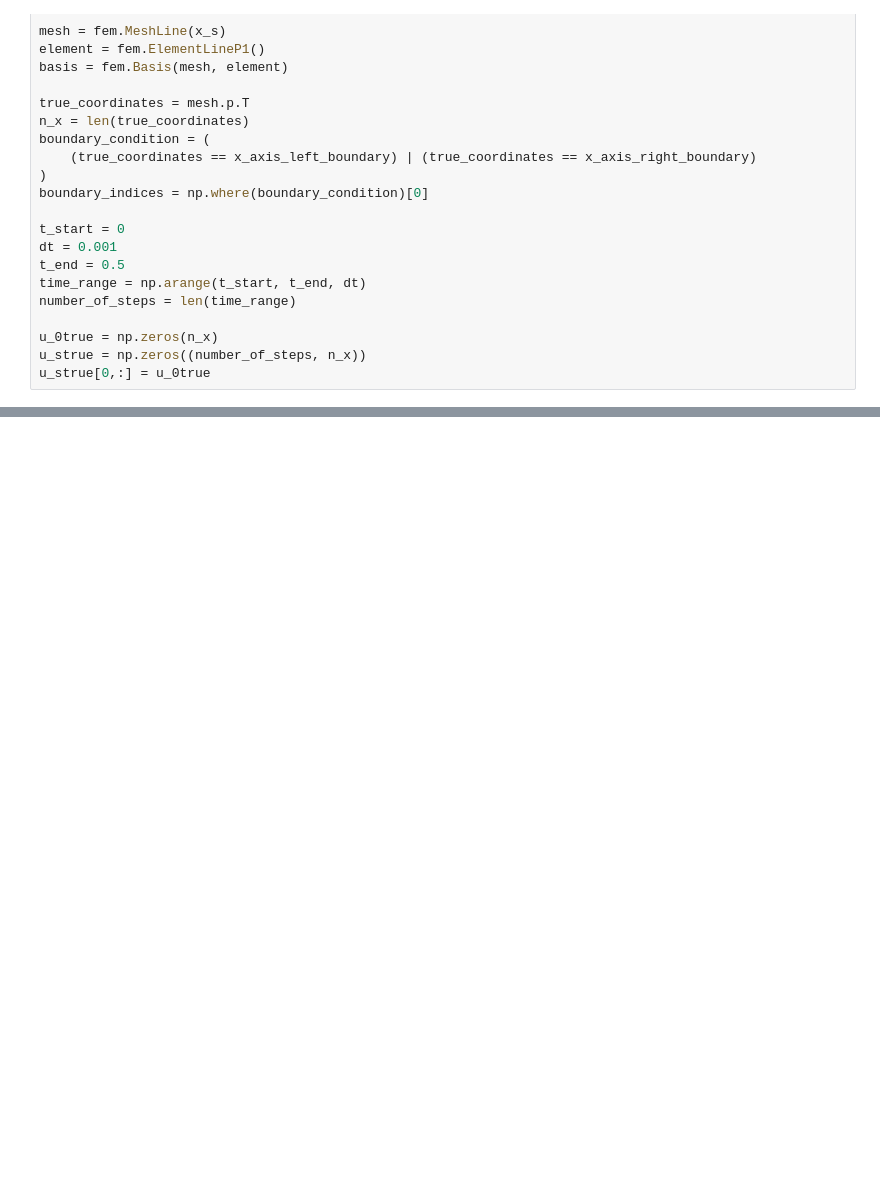
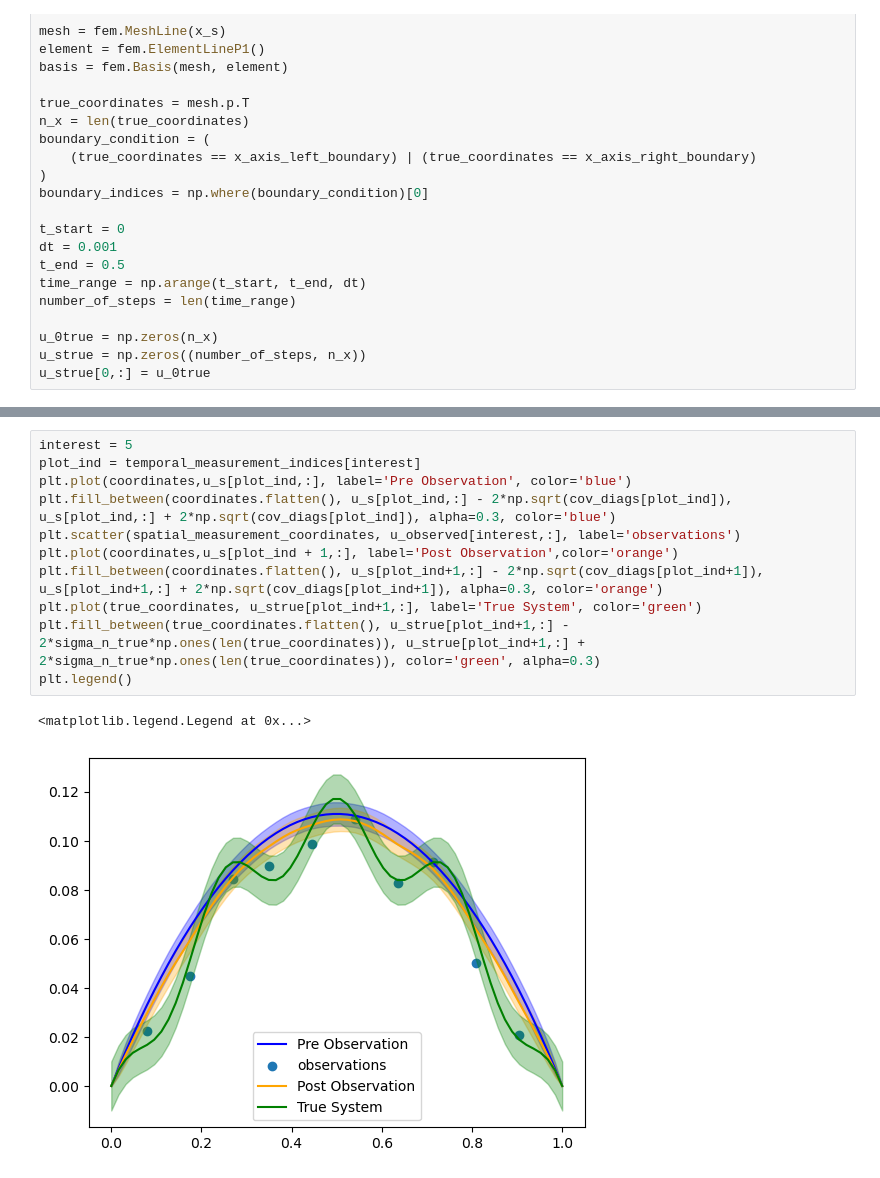
Before and after one commit to danielgerardclaassen/statfem-mcmc, a Jupyter notebook: heat.ipynb, the cells around one changed output, grey strips where cells are left out. Saved outputs shown, nothing was run; the diff lists cells and outputs as text; blank space fills up the shorter version.

```diff
--- a/heat.ipynb
+++ b/heat.ipynb
@@ -120,0 +328,14 @@ plt.show()
+# %%
+interest = 5
+plot_ind = temporal_measurement_indices[interest]
+plt.plot(coordinates,u_s[plot_ind,:], label='Pre Observation', color='blue')
+plt.fill_between(coordinates.flatten(), u_s[plot_ind,:] - 2*np.sqrt(cov_diags[plot_ind]), u_s[plot_ind,:] + 2*np.sqrt(cov_diags[plot_ind]), alpha=0.3, color='blue')
+plt.scatter(spatial_measurement_coordinates, u_observed[interest,:], label='observations')
+plt.plot(coordinates,u_s[plot_ind + 1,:], label='Post Observation',color='orange')
+plt.fill_between(coordinates.flatten(), u_s[plot_ind+1,:] - 2*np.sqrt(cov_diags[plot_ind+1]), u_s[plot_ind+1,:] + 2*np.sqrt(cov_diags[plot_ind+1]), alpha=0.3, color='orange')
+plt.plot(true_coordinates, u_strue[plot_ind+1,:], label='True System', color='green')
+plt.fill_between(true_coordinates.flatten(), u_strue[plot_ind+1,:] - 2*sigma_n_true*np.ones(len(true_coordinates)), u_strue[plot_ind+1,:] + 2*sigma_n_true*np.ones(len(true_coordinates)), color='green', alpha=0.3)
+plt.legend()
+# %% [output]
+<matplotlib.legend.Legend at 0x...>
+[figure, added]
```
Also changed, not shown: parts of 10 cells of this notebook, 1 other file.
